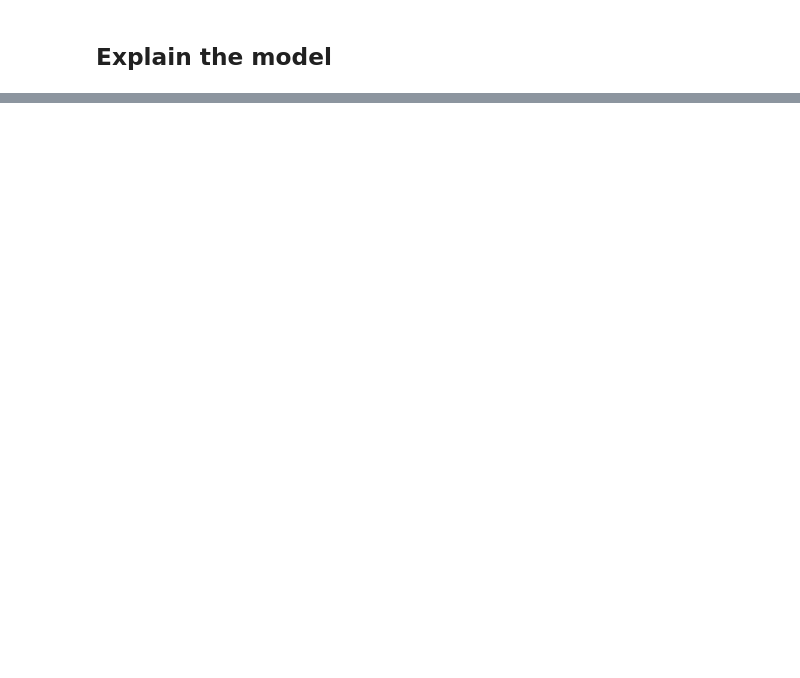
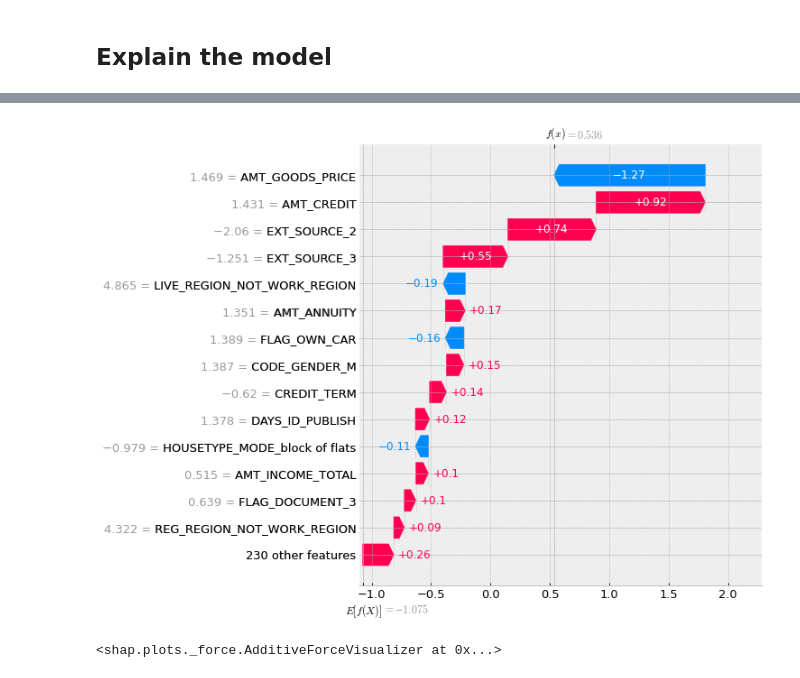
Before and after one commit to HuguesMAP/OC-P7-Impl-mentez-un-mod-le-de-scoring, a Jupyter notebook: Projet 7 - Implémentez un modèle de scoring - Modélisation.ipynb, the cells around one changed output, grey strips where cells are left out. Drawn from its saved outputs; the diff is of its cells as text; code cells hidden in the pictures; blank space fills up the shorter version.

```diff
--- a/Projet 7 - Implémentez un modèle de scoring - Modélisation.ipynb
+++ b/Projet 7 - Implémentez un modèle de scoring - Modélisation.ipynb
@@ -958,0 +940,10 @@ test.index.get_loc(32777)
+# %%
+# visualize the first prediction's explanation
+shap.plots.waterfall(shap_values[15], max_display = 15)
+# %% [output]
+[figure, added]
+# %%
+# visualize the first prediction's explanation with a force plot
+shap.plots.force(shap_values[15])
+# %% [output]
+<shap.plots._force.AdditiveForceVisualizer at 0x...>
```
Also changed, not shown: parts of 48 cells of this notebook, 2 other files.
